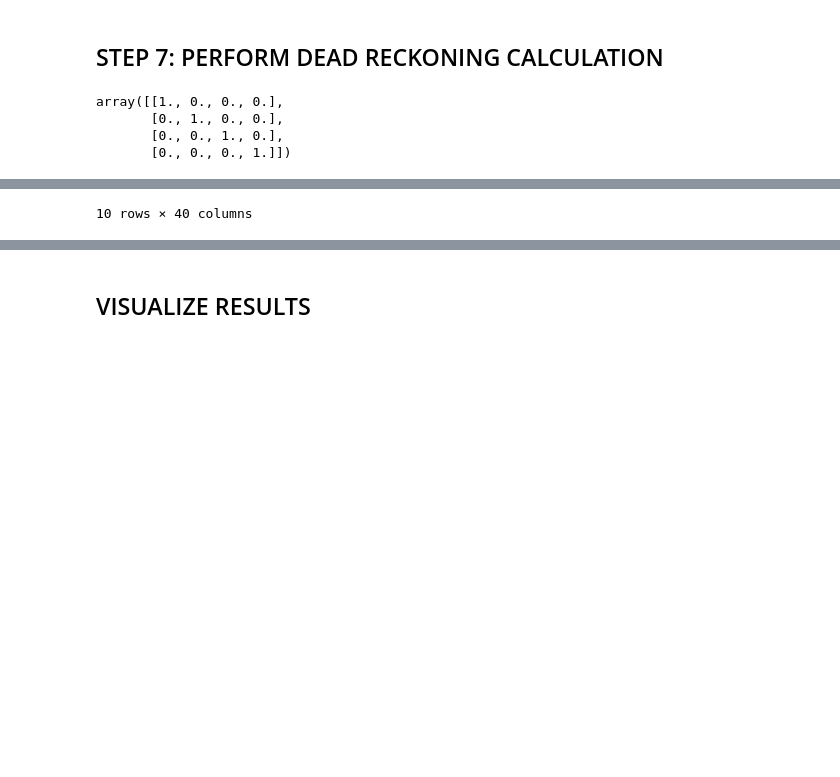
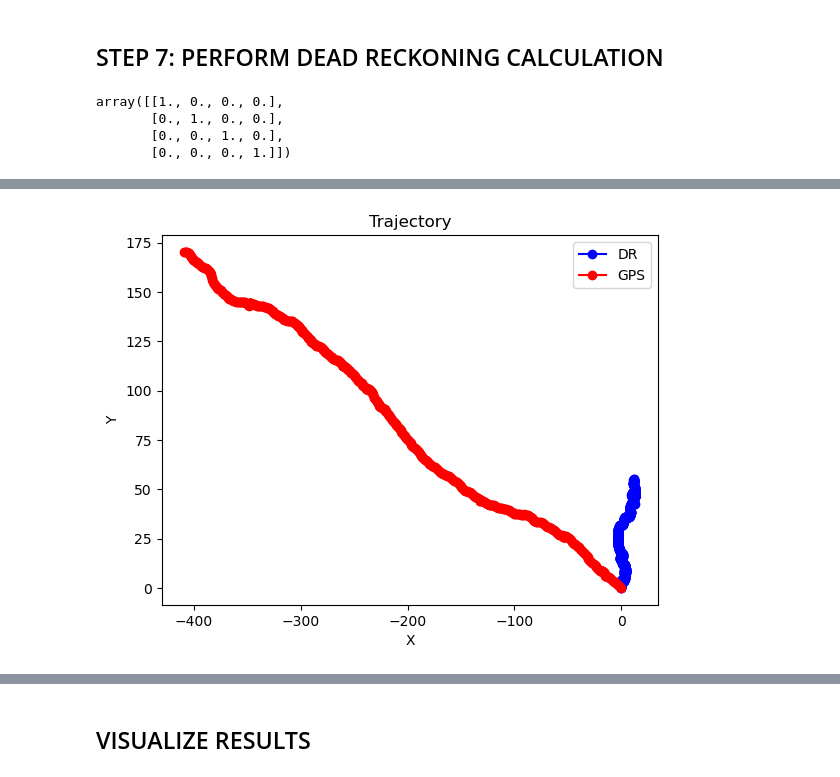
Before and after one commit to rhemitoth/Dead_Reckoning_Python, a Jupyter notebook: Dead_Reckoning_Working.ipynb, the cells around one changed output, grey strips where cells are left out. Cells and saved outputs as stored; diff of their text form; code cells hidden in the pictures; blank space fills up the shorter version.

```diff
--- a/Dead_Reckoning_Working.ipynb
+++ b/Dead_Reckoning_Working.ipynb
@@ -250,7 +308,7 @@ df = df.apply(rotate_axes,axis=1)
 ## STEP 5: DERIVE HEADING
 # %%
 # Function to derive heading
-def get_heading(row):
+def get_yaw(row):
     NMx = row['NMx']
     NMy = row['NMy']
     NMz = row['NMz']
@@ -263,14 +321,14 @@ def get_heading(row):
     return yaw
 
 # Calculate heading
-df['yaw'] = df.apply(get_heading,axis = 1)
+df['yaw'] = df.apply(get_yaw,axis = 1)
 # %% [markdown]
 ## STEP 6: CALCULATE SPEED FROM VEDBA
 # %%
 # Initialize constants with nominal values
 # These will be changed later on when aligning dead-reckoned trajectories with GPS
 
-m = 5
+m = 1
 c = 0.1
 df['m'] = m # constant of proportionality
 df['c'] = c # constant
@@ -336,9 +397,11 @@ df['DR_utm_y'] = df.loc[0,'UTM_N']
 
 for i in range(len(df)-1 ):
 
+    i += start
+
     global transformation_matrix
-
     global position
+    global direction_vector
 
     # Construct the rotation matrix
     pitch = df.loc[i,'pitch']
@@ -347,10 +410,9 @@ for i in range(len(df)-1 ):
     Rx = get_rx(pitch)
     Ry = get_ry(roll)
     Rz = get_rz(yaw)
-    rotation_matrix = Rx @ Ry @ Rz
+    rotation_matrix = Rz @ Ry @ Rx
 
     # Compute the displacement vector
-    initial_direction = np.array([[1],[0],[0]])
     direction_vector = rotation_matrix @ initial_direction
     distance = df.loc[i,'d']
     displacement_vector = direction_vector * distance
@@ -359,10 +421,7 @@ for i in range(len(df)-1 ):
     transformation_step = np.append(np.append(rotation_matrix, np.zeros([3,1]), axis = 1), np.array([[0,0,0,1]]), axis = 0)
     transformation_step[:3,-1] = displacement_vector.flatten()
 
-    #update overall transform
-    transformation_matrix = transformation_matrix @ transformation_step
-
-    # Update coordinates
+    # Perform initial calculation of coordinates
     current_position = position
     next_position = current_position + displacement_vector
     df.loc[i+1,'DR_x'] = next_position[0]
@@ -370,7 +429,33 @@ for i in range(len(df)-1 ):
     df.loc[i+1,'DR_y'] = next_position[1]
     df.loc[i+1,'DR_utm_y'] = displacement_vector[1] + df.loc[i,'DR_utm_y']
     df.loc[i+1,'DR_z'] = next_position[2]
+
+    # Update position
     position = next_position
 # %%
-df.head(10)
+# Plot dead reckoned vs GPS trajectory
+
+dr_x = df['DR_x']
+dr_y = df['DR_y']
+utm_x = df['UTM_E'] - df.loc[start,'UTM_E']
+utm_y = df['UTM_N'] - df.loc[start,'UTM_N']
+
+# Create a 3D plot
+fig = plt.figure()
+ax = fig.add_subplot(111)
+
+# Plot the trajectory
+ax.plot(dr_x,dr_y, marker='o', linestyle='-', color='b', label='DR')
+ax.plot(utm_x,utm_y, marker='o', linestyle='-', color='r', label='GPS')
+
+# Setting labels
+ax.set_xlabel('X')
+ax.set_ylabel('Y')
+
+# Adding a title and legend
+ax.set_title('Trajectory')
+ax.legend()
+
+# Show plot
+plt.show()
 # %% [output]
@@ -388 +462 @@ df.head(10)
-10 rows × 40 columns
+[figure, added]
```
Also changed, not shown: parts of 33 cells of this notebook.
